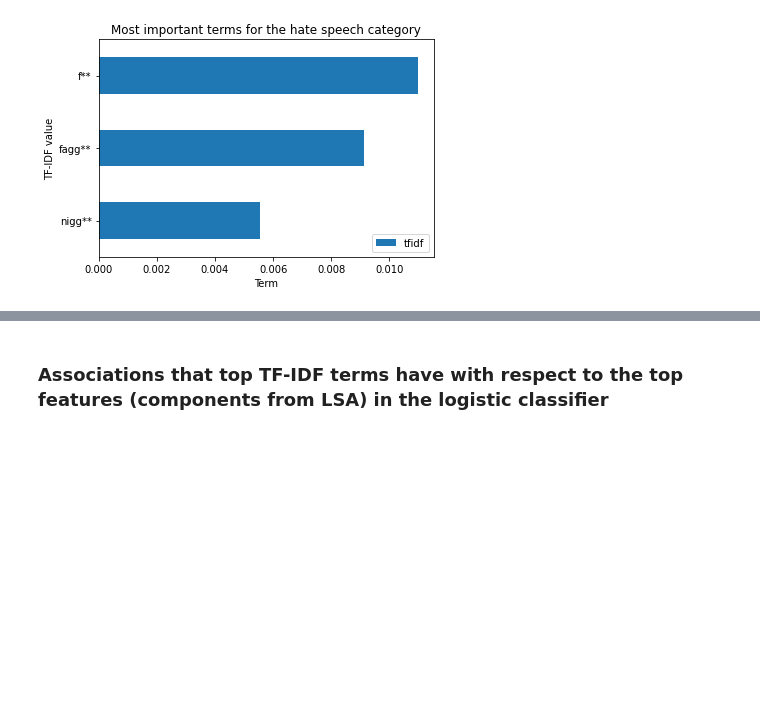
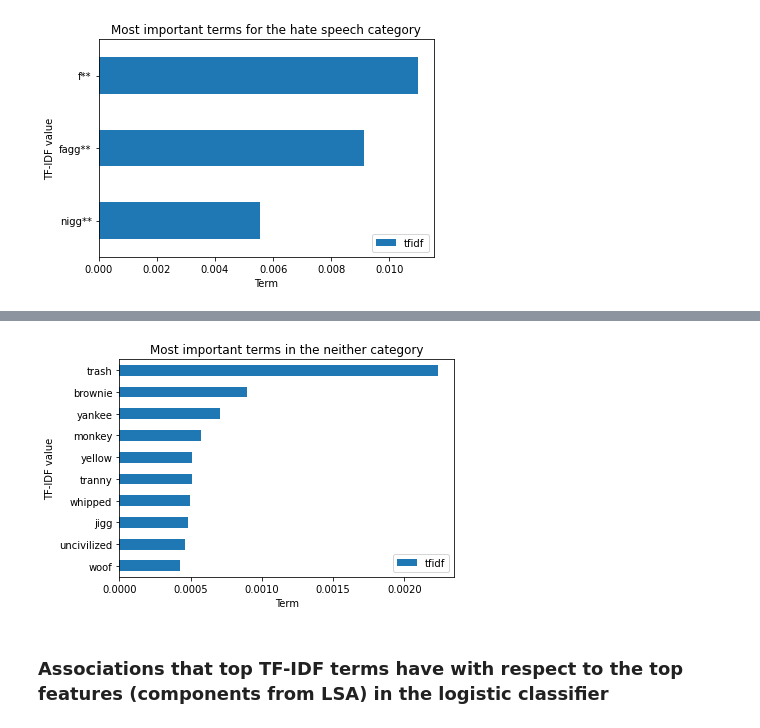
Before and after one commit to gregorio-saporito/hate-speech-detection, a Jupyter notebook: main.ipynb, the cells around one changed output, grey strips where cells are left out. Drawn from its saved outputs; the diff is of its cells as text; code cells hidden in the pictures; blank space fills up the shorter version.

```diff
--- a/main.ipynb
+++ b/main.ipynb
@@ -797,3 +828,7 @@ plt.show()
+# %%
+terminology('neither')
+# %% [output]
+[figure, added]
 # %% [markdown]
 ### Associations that top TF-IDF terms have with respect to the top features (components from LSA) in the logistic classifier
 # %%
```
Also changed, not shown: parts of 5 cells of this notebook.
